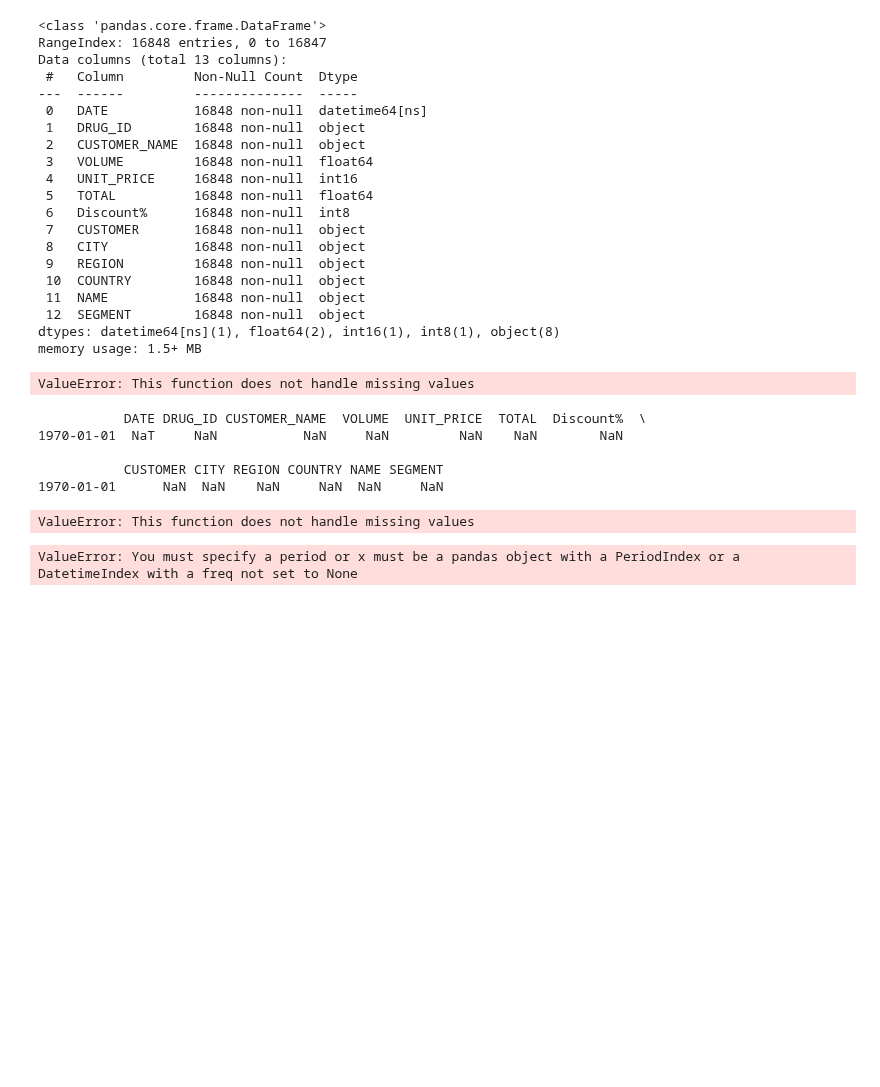
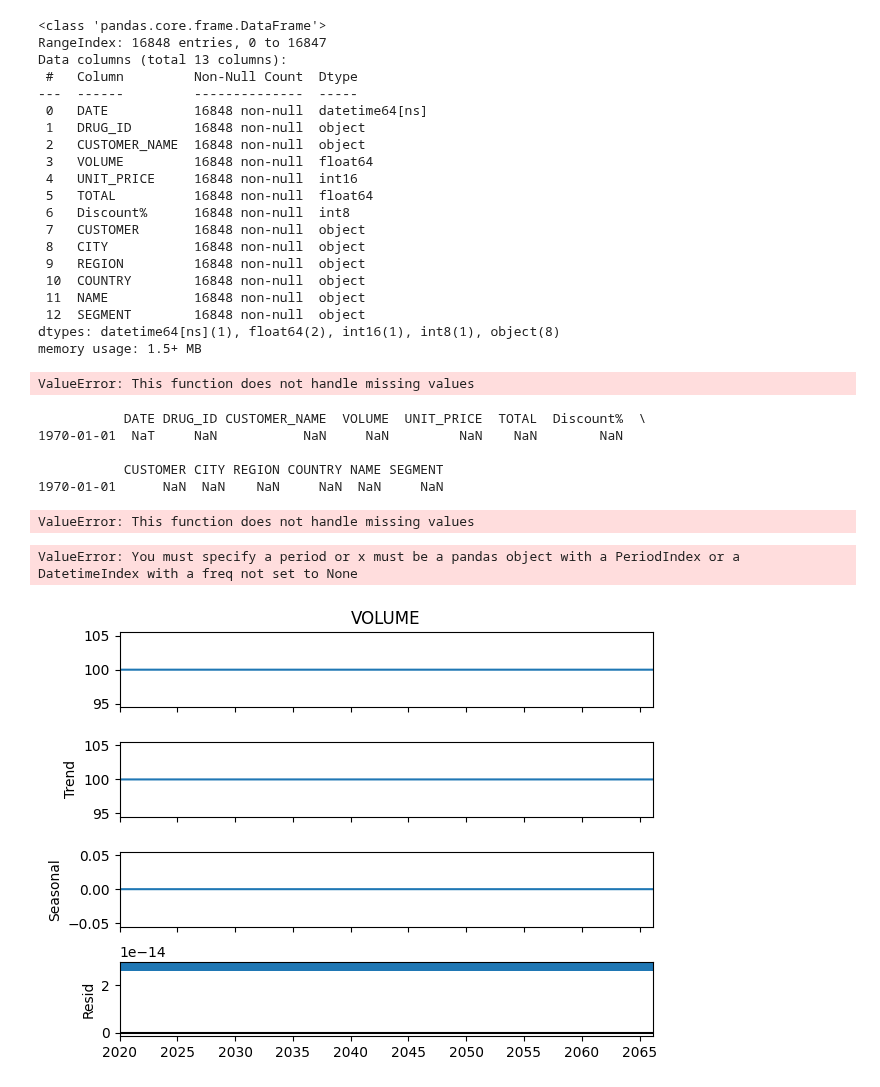
Before and after one commit to SohamLTI/Sarkar, a Jupyter notebook: ParmaTest.ipynb, the cells around one changed output. Drawn from its saved outputs; the diff is of its cells as text; code cells hidden in the pictures; blank space fills up the shorter version.

```diff
--- a/ParmaTest.ipynb
+++ b/ParmaTest.ipynb
@@ -266,3 +266,49 @@ fig = decomposition.plot()
 plt.show()
 # %% [output]
 ValueError: You must specify a period or x must be a pandas object with a PeriodIndex or a DatetimeIndex with a freq not set to None
+# %%
+import pandas as pd
+import numpy as np
+import matplotlib.pyplot as plt
+from statsmodels.tsa.seasonal import seasonal_decompose
+
+# Sample dataset based on the provided structure
+data = {
+    'DATE': pd.date_range(start='1/1/2020', periods=16848, freq='D'),
+    'DRUG_ID': ['DrugA']*16848,
+    'CUSTOMER_NAME': ['Customer1']*16848,
+    'VOLUME': [100.0]*16848,
+    'UNIT_PRICE': [10]*16848,
+    'TOTAL': [1000.0]*16848,
+    'Discount%': [5]*16848,
+    'CUSTOMER': ['Customer1']*16848,
+    'CITY': ['CityA']*16848,
+    'REGION': ['RegionA']*16848,
+    'COUNTRY': ['CountryA']*16848,
+    'NAME': ['NameA']*16848,
+    'SEGMENT': ['SegmentA']*16848
+}
+
+# Create DataFrame
+df = pd.DataFrame(data)
+
+# Ensure the index is a DateTime index
+df.set_index('DATE', inplace=True)
+
+# Set the frequency of the time series
+df = df.asfreq('D')
+
+# Check for missing values and handle them if necessary
+df['VOLUME'] = df['VOLUME'].fillna(method='ffill').fillna(method='bfill')
+
+# Ensure all values are finite
+df = df[np.isfinite(df['VOLUME'])]
+
+# Decompose the time series data
+decomposition = seasonal_decompose(df['VOLUME'], model='additive')
+
+# Plot the decomposition
+fig = decomposition.plot()
+plt.show()
+# %% [output]
+[figure, added]
```
